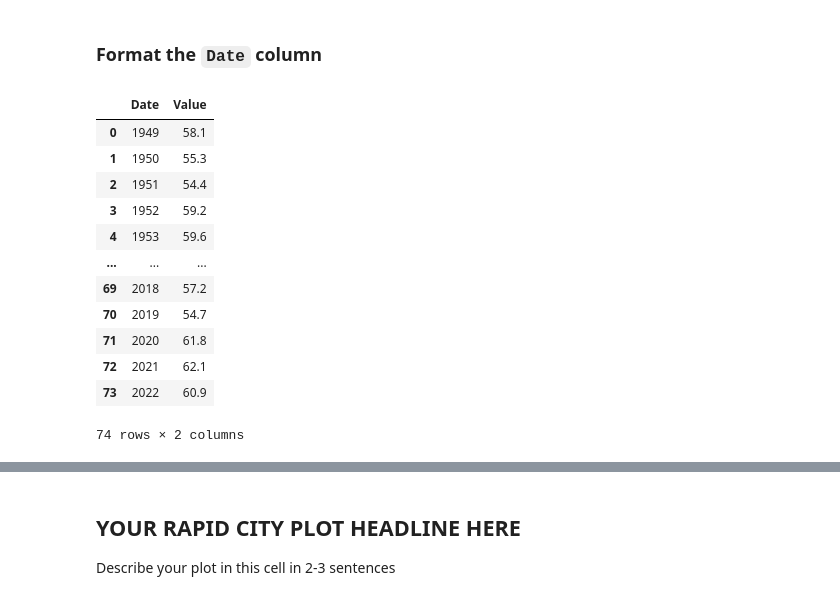
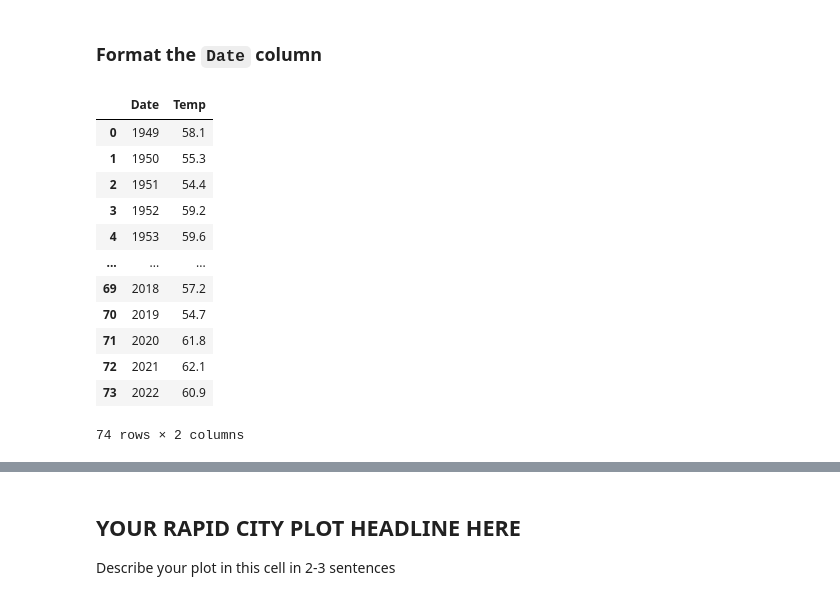
Before and after one commit to nquarder/get-started-with-reproducible-science-nquarder, a Jupyter notebook: Get Started with Open Reproducible Science!.ipynb, the cells around one changed output, grey strips where cells are left out. Cells and saved outputs as stored; diff of their text form; code cells hidden in the pictures.

```diff
--- a/Get Started with Open Reproducible Science!.ipynb
+++ b/Get Started with Open Reproducible Science!.ipynb
@@ -277,24 +285,24 @@ type(dataframe)
 pandas.core.frame.DataFrame
 # %% [markdown]
 ### Format the `Date` column
-# %%
-# ncei has wacky years
-dataframe.iloc[:,0] = dataframe.iloc[:,0] // 100
-dataframe
-# %% [output]
-|  | Date | Value |
-| 0 | 1949 | 58.1 |
-| 1 | 1950 | 55.3 |
-| 2 | 1951 | 54.4 |
-| 3 | 1952 | 59.2 |
-| 4 | 1953 | 59.6 |
-| ... | ... | ... |
-| 69 | 2018 | 57.2 |
-| 70 | 2019 | 54.7 |
-| 71 | 2020 | 61.8 |
-| 72 | 2021 | 62.1 |
-| 73 | 2022 | 60.9 |
-74 rows × 2 columns
+# %%
+# Remove the 12 from data column by //
+rapid_city_tmax_df.iloc[:,0] = rapid_city_tmax_df.iloc[:,0] // 100
+rapid_city_tmax_df
+# %% [output]
+|  | Date | Temp |
+| 0 | 1949 | 58.1 |
+| 1 | 1950 | 55.3 |
+| 2 | 1951 | 54.4 |
+| 3 | 1952 | 59.2 |
+| 4 | 1953 | 59.6 |
+| ... | ... | ... |
+| 69 | 2018 | 57.2 |
+| 70 | 2019 | 54.7 |
+| 71 | 2020 | 61.8 |
+| 72 | 2021 | 62.1 |
+| 73 | 2022 | 60.9 |
+74 rows × 2 columns
 # %% [markdown]
 <img src="https://static.thenounproject.com/png/5640527-200.png" width=20 style="float: left; padding: 3px" /> **What just happened?**
  1. `+`, `-`, `*` and `/` are known as **operators** in Python, and are used for arithmetic (add, subtract, multiply, and divide, respectively). What do you think the `//` **operator** does?
```
Also changed, not shown: parts of 10 cells of this notebook.
